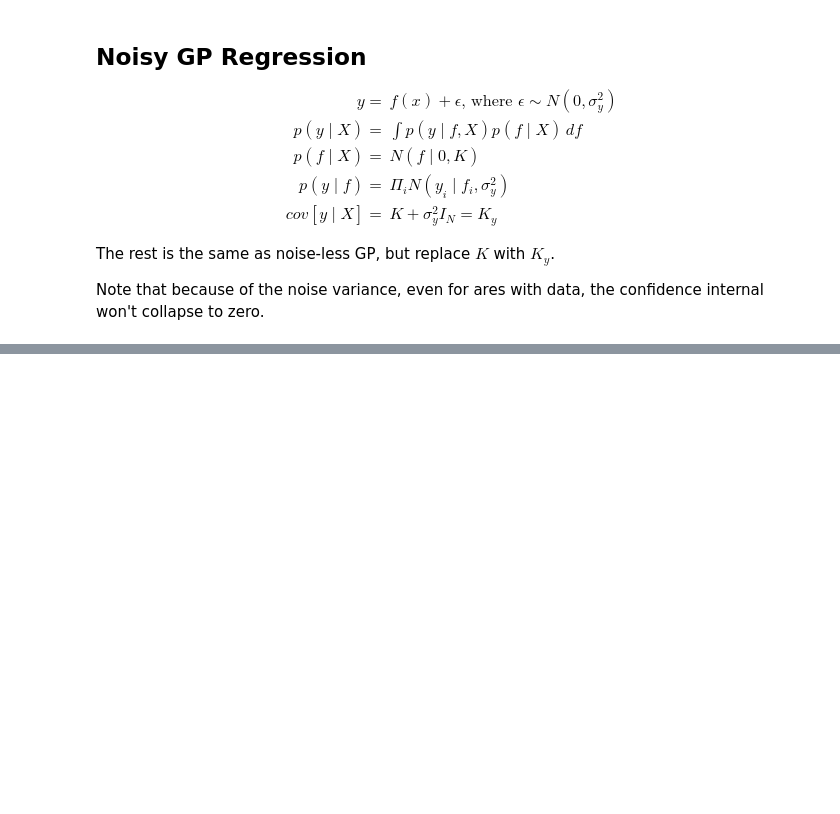
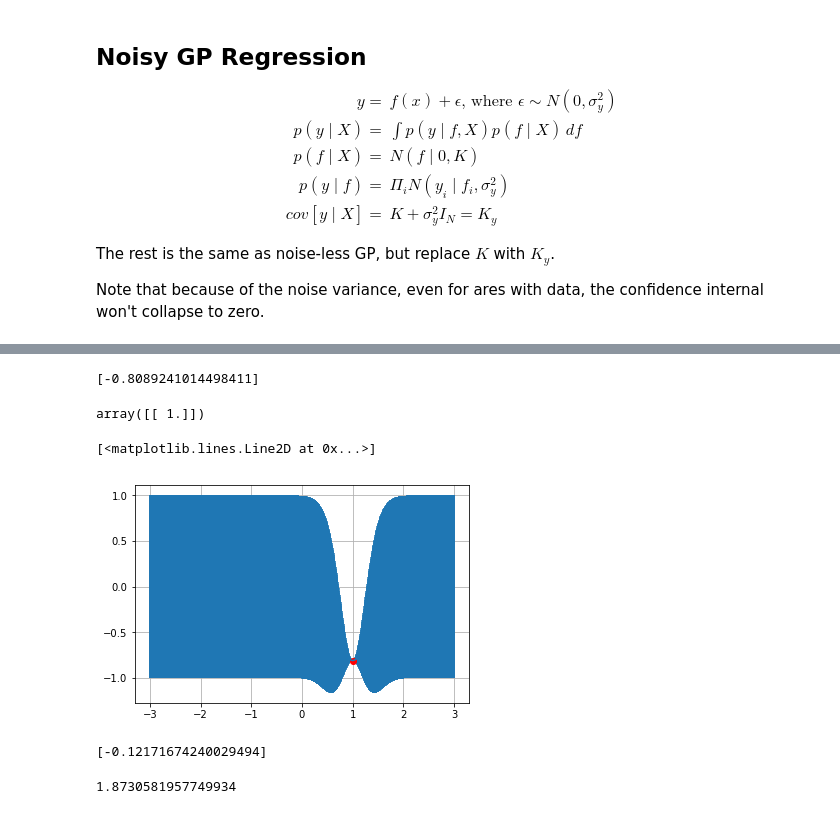
Before and after one commit to esvhd/notes, a Jupyter notebook: ML/Gaussian_Process.ipynb, the cells around one changed output, grey strips where cells are left out. Drawn from its saved outputs; the diff is of its cells as text; code cells hidden in the pictures; blank space fills up the shorter version.

```diff
--- a/ML/Gaussian_Process.ipynb
+++ b/ML/Gaussian_Process.ipynb
@@ -236,0 +307,41 @@ Note that because of the noise variance, even for ares with data, the confidence
+# %%
+def predict(i, data, kernel, params, sigma, y):
+    k = [kernel(i, d, params) for d in data]
+    sinv = np.linalg.inv(sigma)
+    y_pred = k @ sinv @ y
+    sigma_new = kernel(i, i, params) - k @ sinv @ k
+    return y_pred, sigma_new
+# %%
+x = [1.]
+y = [np.random.normal(scale=sigma_0)]
+y
+# %% [output]
+[-0.8089241014498411]
+# %%
+sigma_1 = exp_cov(x, x, theta)
+sigma_1
+# %% [output]
+array([[ 1.]])
+# %%
+x_pred = np.linspace(-3, 3, 1000)
+predictions = [predict(i, x, exp_cov, theta, sigma_1, y) for i in x_pred]
+# predictions
+# %%
+y_pred, sigmas = np.transpose(predictions)
+plt.errorbar(x_pred, y_pred, yerr=sigmas, capsize=0)
+plt.plot(x, y, 'ro')
+# %% [output]
+[<matplotlib.lines.Line2D at 0x...>]
+[figure, added]
+# %%
+x = [1.]
+y = [np.random.normal(scale=sigma_0)]
+y
+# %% [output]
+[-0.12171674240029494]
+# %%
+m, s = conditional([-.7], x, y, theta)
+y2 = np.random.normal(m, s)
+y2
+# %% [output]
+1.8730581957749934
```
Also changed, not shown: parts of 16 cells of this notebook, 1 other file.
